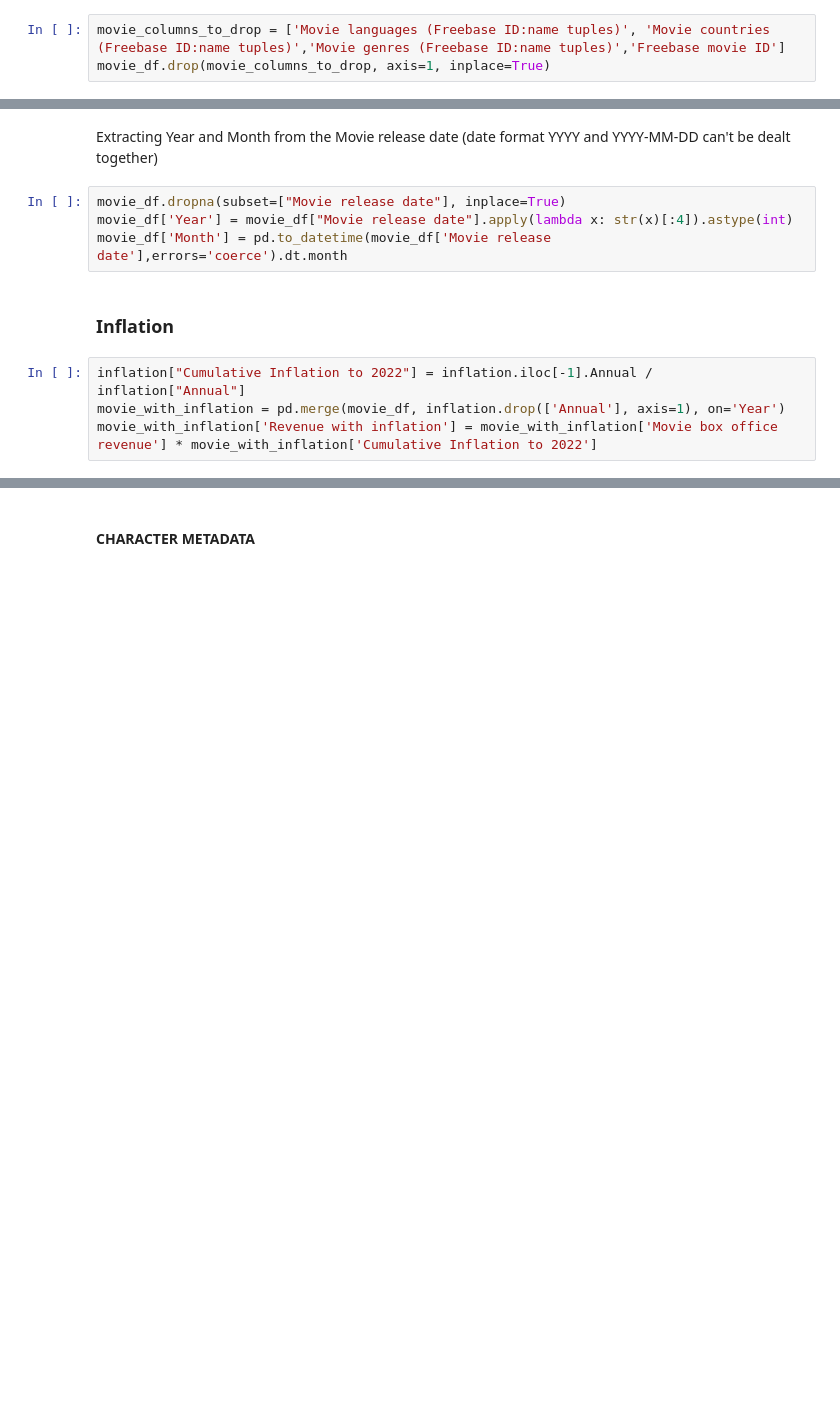
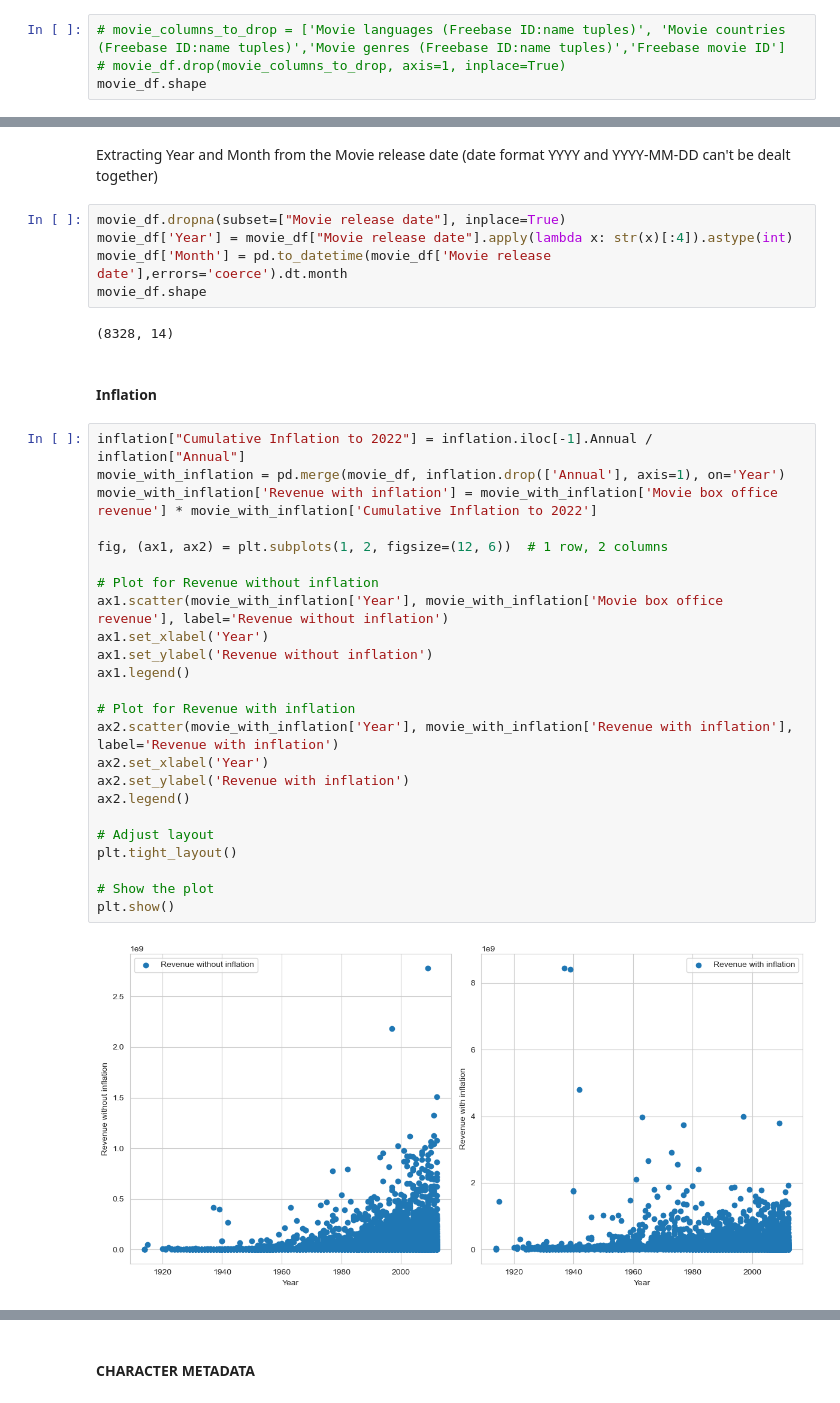
Before and after one commit to epfl-ada/ada-2023-project-adaflix, a Jupyter notebook: final.ipynb, the cells around one changed output, grey strips where cells are left out. Saved outputs shown, nothing was run; the diff lists cells and outputs as text; blank space fills up the shorter version.

```diff
--- a/final.ipynb
+++ b/final.ipynb
@@ -37,5 +37,6 @@ movie_df['Movie Genres'] = movie_df['Movie genres (Freebase ID:name tuples)'].ap
 # %% [markdown]
 Drop useless columns (IDs)
 # %%
-movie_columns_to_drop = ['Movie languages (Freebase ID:name tuples)', 'Movie countries (Freebase ID:name tuples)','Movie genres (Freebase ID:name tuples)','Freebase movie ID']
-movie_df.drop(movie_columns_to_drop, axis=1, inplace=True)
+# movie_columns_to_drop = ['Movie languages (Freebase ID:name tuples)', 'Movie countries (Freebase ID:name tuples)','Movie genres (Freebase ID:name tuples)','Freebase movie ID']
+# movie_df.drop(movie_columns_to_drop, axis=1, inplace=True)
+movie_df.shape
@@ -49,9 +55,34 @@ Extracting Year and Month from the Movie release date (date format YYYY and YYYY
 movie_df.dropna(subset=["Movie release date"], inplace=True)
 movie_df['Year'] = movie_df["Movie release date"].apply(lambda x: str(x)[:4]).astype(int)
 movie_df['Month'] = pd.to_datetime(movie_df['Movie release date'],errors='coerce').dt.month
+movie_df.shape
+# %% [output]
+(8328, 14)
 # %% [markdown]
-### Inflation
+#### Inflation
 # %%
 inflation["Cumulative Inflation to 2022"] = inflation.iloc[-1].Annual / inflation["Annual"]
 movie_with_inflation = pd.merge(movie_df, inflation.drop(['Annual'], axis=1), on='Year')
 movie_with_inflation['Revenue with inflation'] = movie_with_inflation['Movie box office revenue'] * movie_with_inflation['Cumulative Inflation to 2022']
+
+fig, (ax1, ax2) = plt.subplots(1, 2, figsize=(12, 6))  # 1 row, 2 columns
+
+# Plot for Revenue without inflation
+ax1.scatter(movie_with_inflation['Year'], movie_with_inflation['Movie box office revenue'], label='Revenue without inflation')
+ax1.set_xlabel('Year')
+ax1.set_ylabel('Revenue without inflation')
+ax1.legend()
+
+# Plot for Revenue with inflation
+ax2.scatter(movie_with_inflation['Year'], movie_with_inflation['Revenue with inflation'], label='Revenue with inflation')
+ax2.set_xlabel('Year')
+ax2.set_ylabel('Revenue with inflation')
+ax2.legend()
+
+# Adjust layout
+plt.tight_layout()
+
+# Show the plot
+plt.show()
+# %% [output]
+[figure, added]
```
Also changed, not shown: parts of 12 cells of this notebook.
